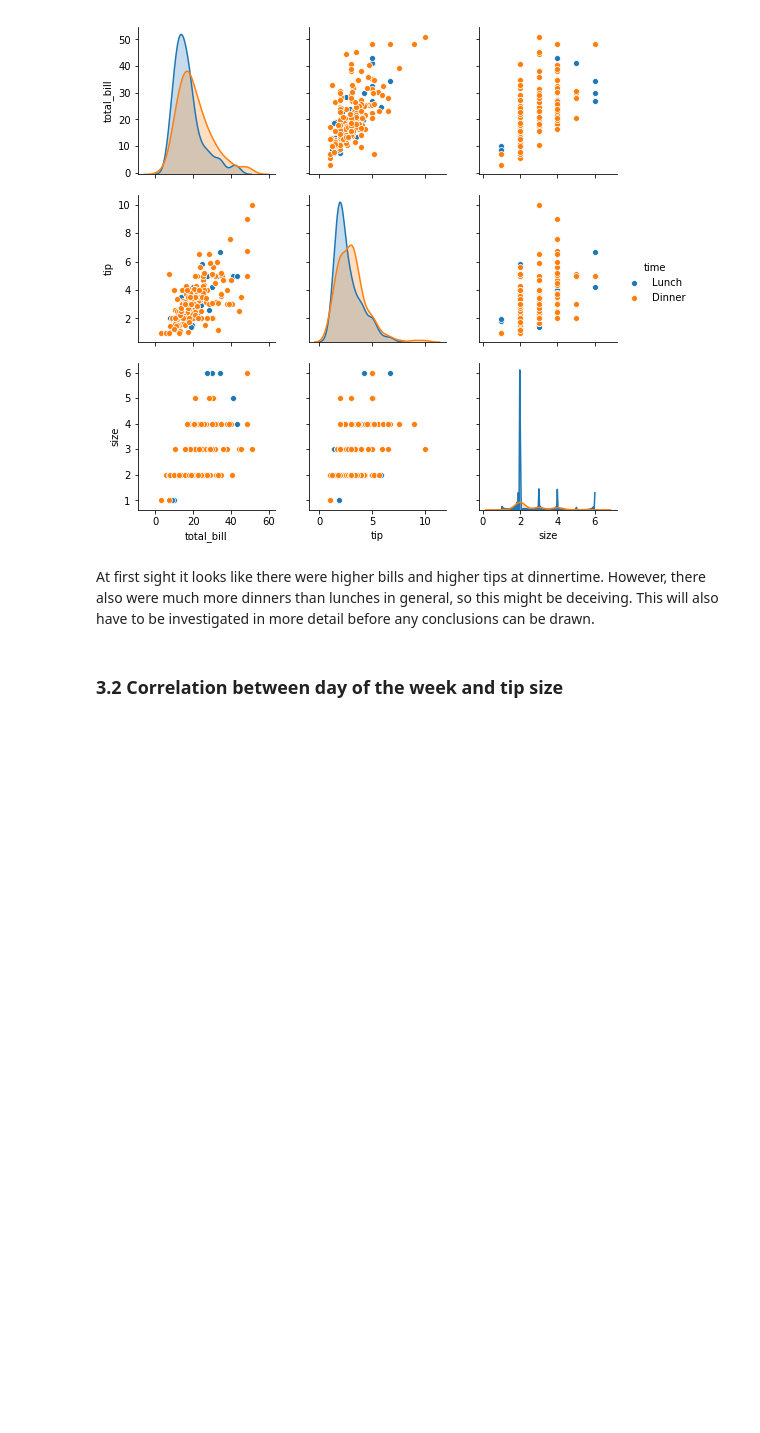
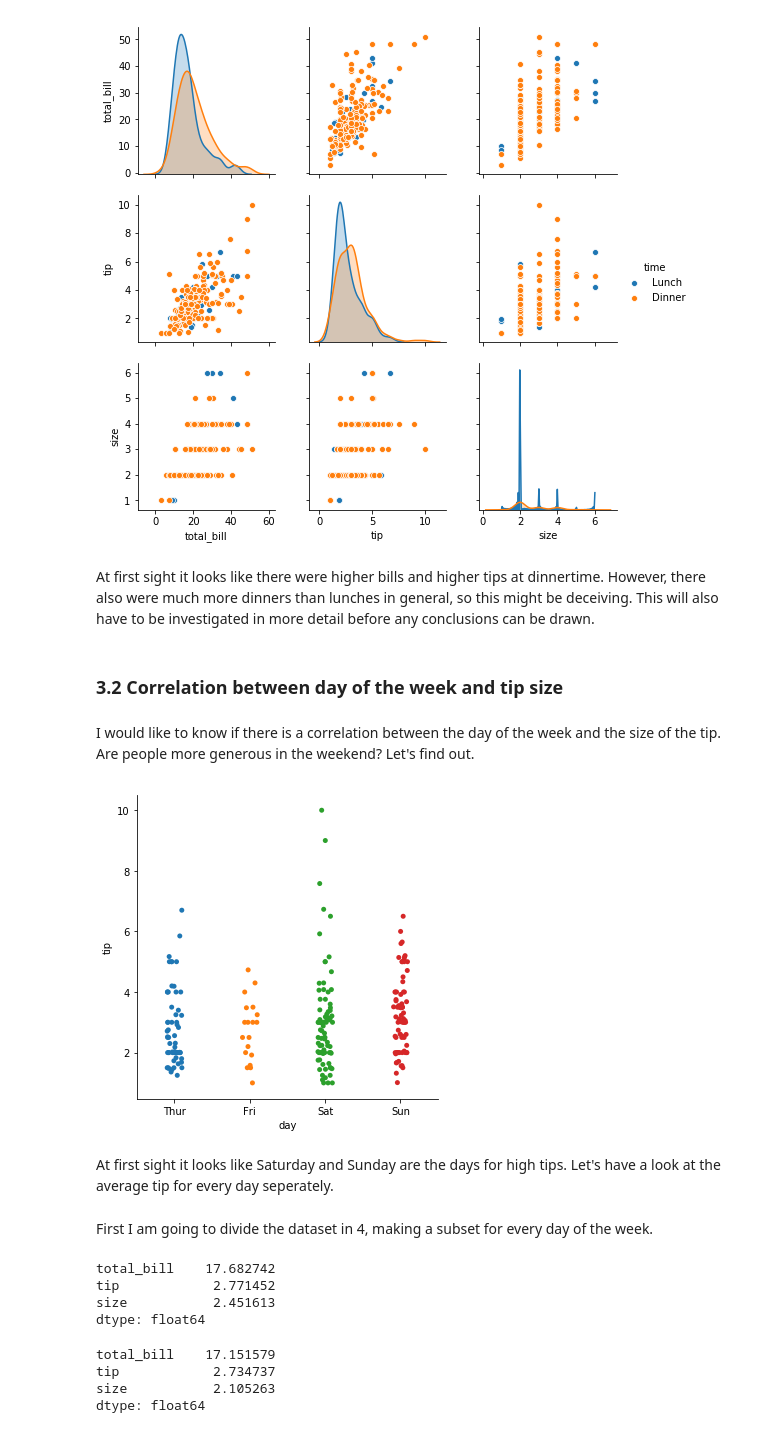
Before and after one commit to Ardvb/FODAProject2019, a Jupyter notebook: FODA Assessment 2019.ipynb, the cells around one changed output. Cells and saved outputs as stored; diff of their text form; code cells hidden in the pictures; blank space fills up the shorter version.

```diff
--- a/FODA Assessment 2019.ipynb
+++ b/FODA Assessment 2019.ipynb
@@ -358,3 +352,14 @@ sns.pairplot(tips, hue = "time")
 At first sight it looks like there were higher bills and higher tips at dinnertime. However, there also were much more dinners than lunches in general, so this might be deceiving. This will also have to be investigated in more detail before any conclusions can be drawn.
 # %% [markdown]
 ### 3.2 Correlation between day of the week and tip size
+# %% [markdown]
+I would like to know if there is a correlation between the day of the week and the size of the tip. Are people more generous in the weekend? Let's find out.
+# %%
+tips = sns.load_dataset("tips") #Plot a catplot, which is handy for categorical data.
+sns.catplot(x="day", y="tip", data=tips); # https://seaborn.pydata.org/tutorial/categorical.html
+# %% [output]
+[figure, added]
+# %% [markdown]
+At first sight it looks like Saturday and Sunday are the days for high tips. Let's have a look at the average tip for every day seperately.
+# %% [markdown]
+First I am going to divide the dataset in 4, making a subset for every day of the week.
@@ -360,0 +372,14 @@ At first sight it looks like there were higher bills and higher tips at dinnerti
+# %%
+Thur.mean()
+# %% [output]
+total_bill    17.682742
+tip            2.771452
+size           2.451613
+dtype: float64
+# %%
+Fri.mean()
+# %% [output]
+total_bill    17.151579
+tip            2.734737
+size           2.105263
+dtype: float64
```
Also changed, not shown: parts of 16 cells of this notebook.
